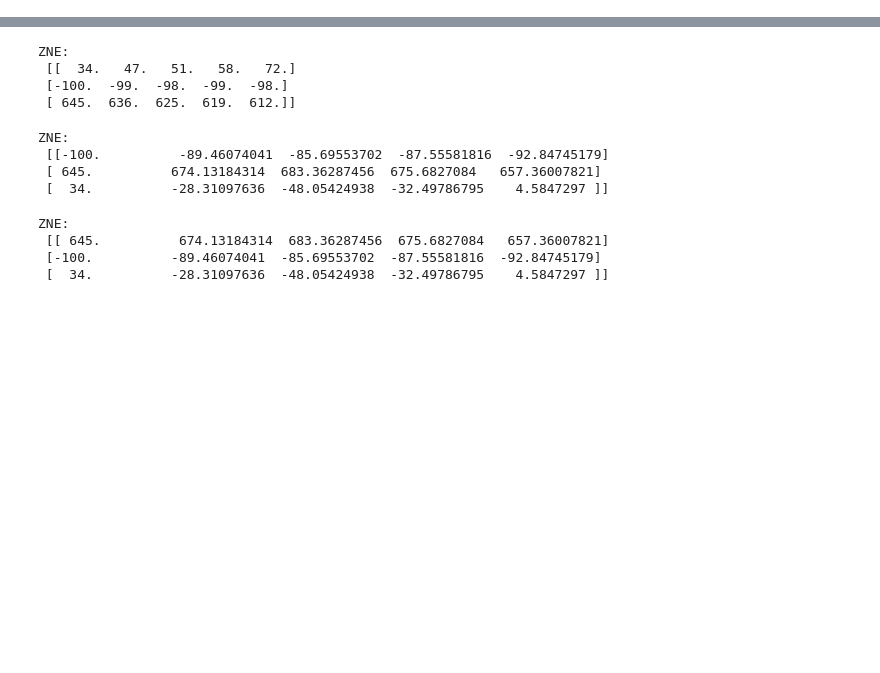
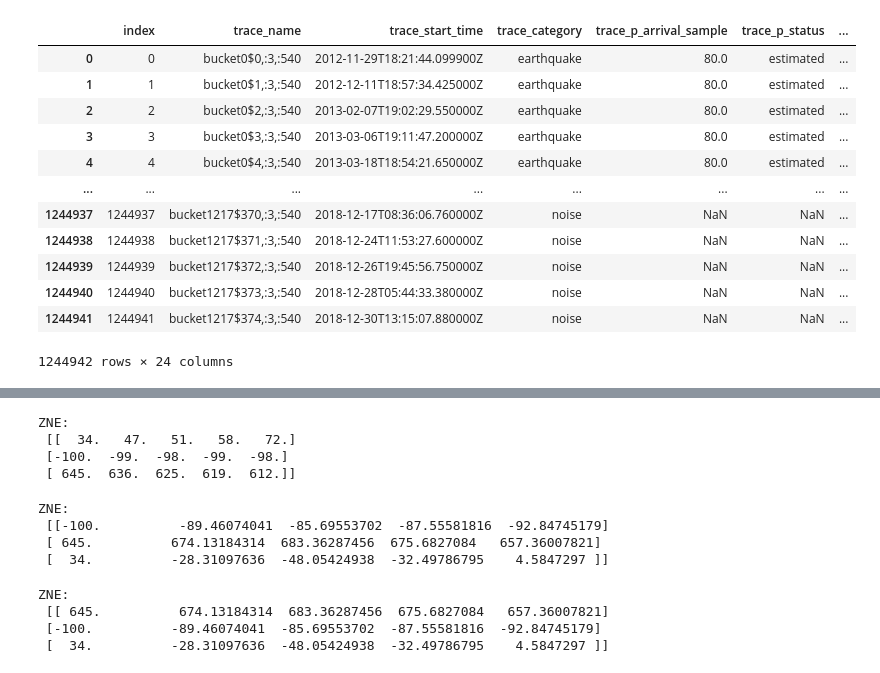
Before and after one commit to KhuzaimahAziz/thesis_seismology, a Jupyter notebook: notebooks/initial_analysis.ipynb, the cells around one changed output, grey strips where cells are left out. Saved outputs shown, nothing was run; the diff lists cells and outputs as text; code cells hidden in the pictures; blank space fills up the shorter version.

```diff
--- a/notebooks/initial_analysis.ipynb
+++ b/notebooks/initial_analysis.ipynb
@@ -11,3 +25,21 @@ DummyDataset - 100 traces
+# %%
+metadata= data.metadata
+# %%
+metadata
+# %% [output]
+|  | index | trace_name | trace_start_time | trace_category | trace_p_arrival_sample | trace_p_status | ... |
+| 0 | 0 | bucket0$0,:3,:540 | 2012-11-29T18:21:44.099900Z | earthquake | 80.0 | estimated | ... |
+| 1 | 1 | bucket0$1,:3,:540 | 2012-12-11T18:57:34.425000Z | earthquake | 80.0 | estimated | ... |
+| 2 | 2 | bucket0$2,:3,:540 | 2013-02-07T19:02:29.550000Z | earthquake | 80.0 | estimated | ... |
+| 3 | 3 | bucket0$3,:3,:540 | 2013-03-06T19:11:47.200000Z | earthquake | 80.0 | estimated | ... |
+| 4 | 4 | bucket0$4,:3,:540 | 2013-03-18T18:54:21.650000Z | earthquake | 80.0 | estimated | ... |
+| ... | ... | ... | ... | ... | ... | ... | ... |
+| 1244937 | 1244937 | bucket1217$370,:3,:540 | 2018-12-17T08:36:06.760000Z | noise | NaN | NaN | ... |
+| 1244938 | 1244938 | bucket1217$371,:3,:540 | 2018-12-24T11:53:27.600000Z | noise | NaN | NaN | ... |
+| 1244939 | 1244939 | bucket1217$372,:3,:540 | 2018-12-26T19:45:56.750000Z | noise | NaN | NaN | ... |
+| 1244940 | 1244940 | bucket1217$373,:3,:540 | 2018-12-28T05:44:33.380000Z | noise | NaN | NaN | ... |
+| 1244941 | 1244941 | bucket1217$374,:3,:540 | 2018-12-30T13:15:07.880000Z | noise | NaN | NaN | ... |
+1244942 rows × 24 columns
 # %%
 import os
 print("Cache root:", seisbench.cache_root)
```
Also changed, not shown: parts of 18 cells of this notebook, 19 other files.
